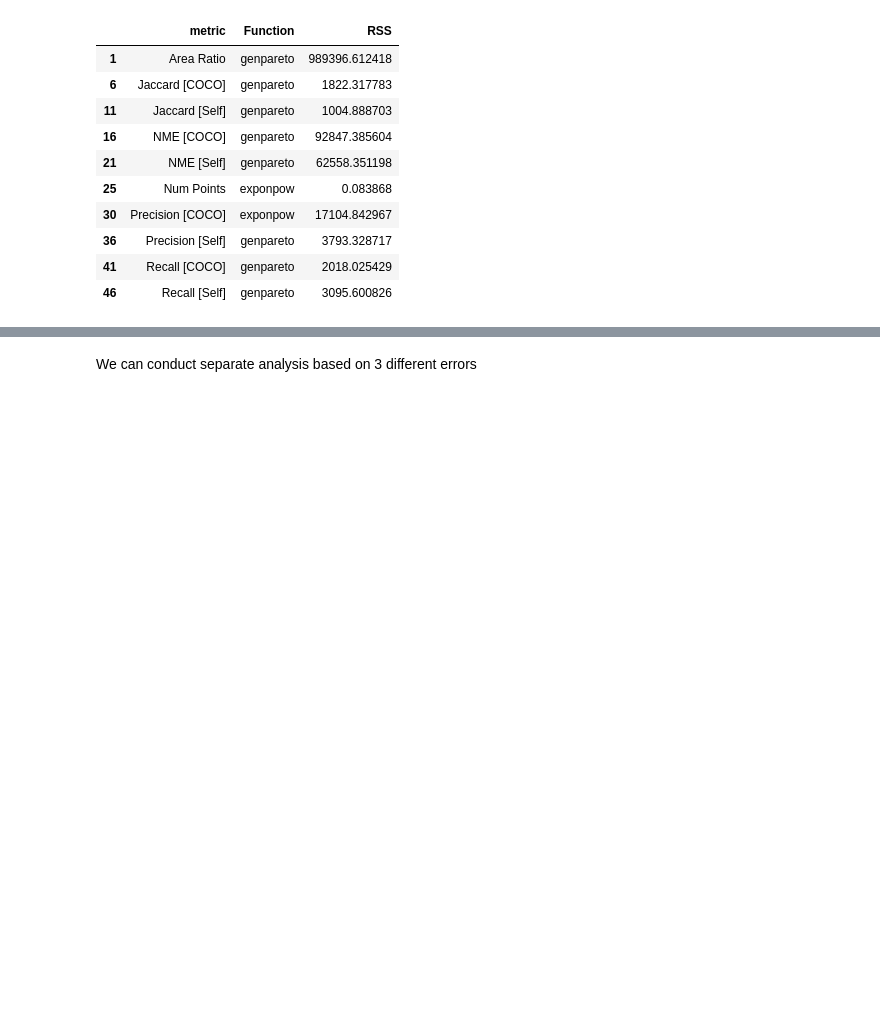
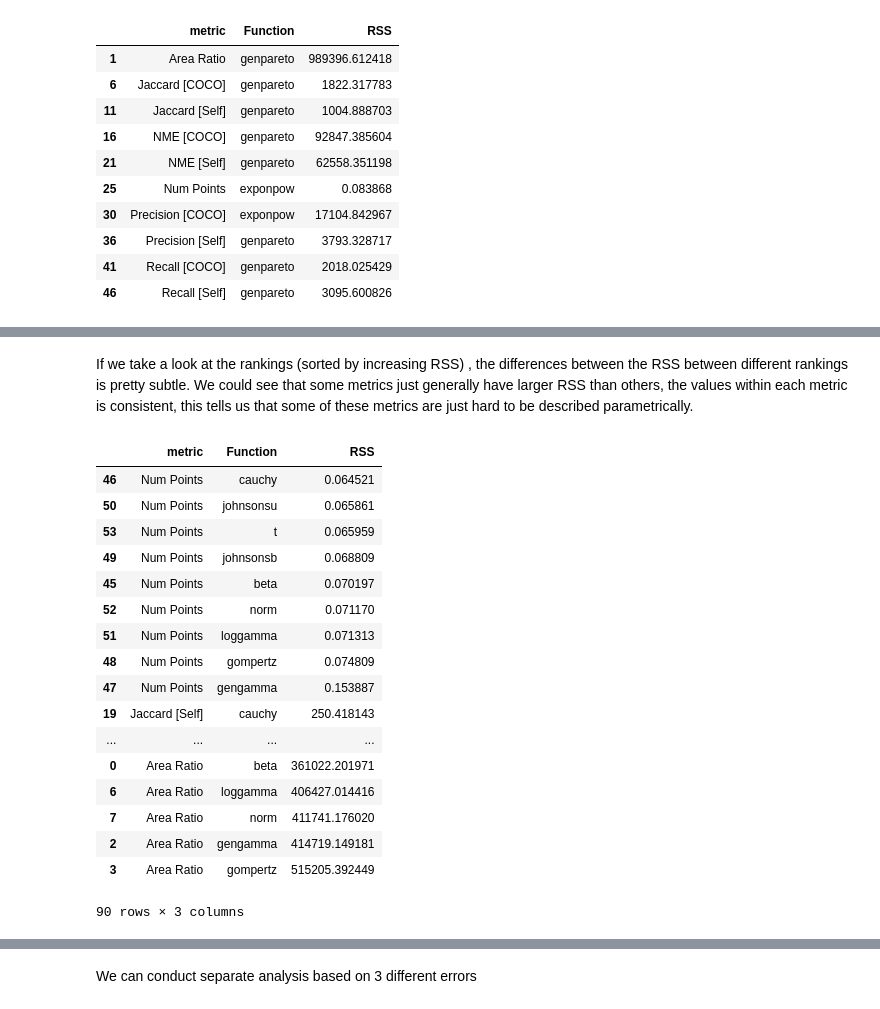
Before and after one commit to dorisjlee/crowd-seg, a Jupyter notebook: analysis/2017_01_20_Average_RSS_Best_Fit.ipynb, the cells around one changed output, grey strips where cells are left out. Saved outputs shown, nothing was run; the diff lists cells and outputs as text; code cells hidden in the pictures; blank space fills up the shorter version.

```diff
--- a/analysis/2017_01_20_Average_RSS_Best_Fit.ipynb
+++ b/analysis/2017_01_20_Average_RSS_Best_Fit.ipynb
@@ -142,0 +142,7 @@ df_stats_tbl[idx]
+# %%
+ji_fit = pd.read_csv("Ji_fit_results.csv", index_col=0)
+ji_fit.replace([np.inf, -np.inf], np.nan)
+ji_fit=ji_fit.dropna()
+grouped_ji_fit = ji_fit.groupby(['metric','Function'])['RSS'].apply(mean).reset_index()
+idx = grouped_ji_fit.groupby(['metric'])['RSS'].transform(min) ==grouped_ji_fit["RSS"]
+grouped_ji_fit[idx]
@@ -525,0 +196,23 @@ print tabulate(result_tbl,headers='keys',tablefmt='latex',floatfmt=".2f")
+# %% [markdown]
+If we take a look at the rankings (sorted by increasing RSS) , the differences between the RSS between different rankings is pretty subtle. We could see that some metrics just generally have larger RSS than others, the values within each metric is consistent, this tells us that some of these metrics are just hard to be described parametrically.
+# %%
+grouped_ji_fit.sort(columns='RSS')
+# %% [output]
+|  | metric | Function | RSS |
+| 46 | Num Points | cauchy | 0.064521 |
+| 50 | Num Points | johnsonsu | 0.065861 |
+| 53 | Num Points | t | 0.065959 |
+| 49 | Num Points | johnsonsb | 0.068809 |
+| 45 | Num Points | beta | 0.070197 |
+| 52 | Num Points | norm | 0.071170 |
+| 51 | Num Points | loggamma | 0.071313 |
+| 48 | Num Points | gompertz | 0.074809 |
+| 47 | Num Points | gengamma | 0.153887 |
+| 19 | Jaccard [Self] | cauchy | 250.418143 |
+| ... | ... | ... | ... |
+| 0 | Area Ratio | beta | 361022.201971 |
+| 6 | Area Ratio | loggamma | 406427.014416 |
+| 7 | Area Ratio | norm | 411741.176020 |
+| 2 | Area Ratio | gengamma | 414719.149181 |
+| 3 | Area Ratio | gompertz | 515205.392449 |
+90 rows × 3 columns
```
Also changed, not shown: parts of 45 cells of this notebook, 5 other files.
